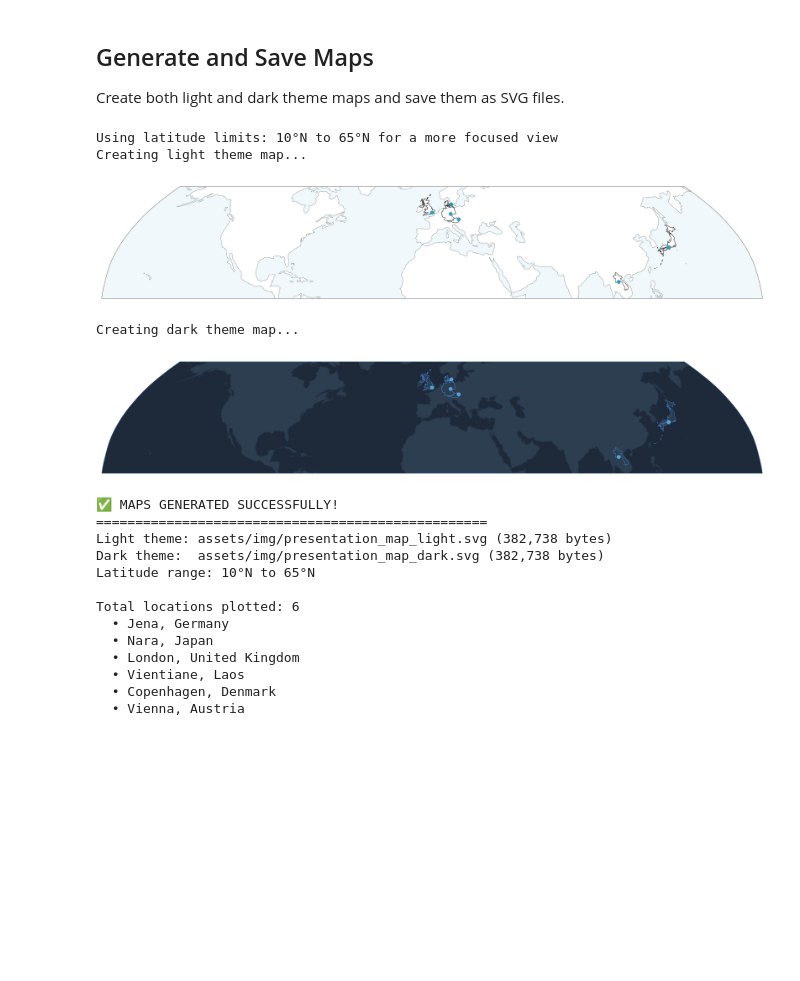
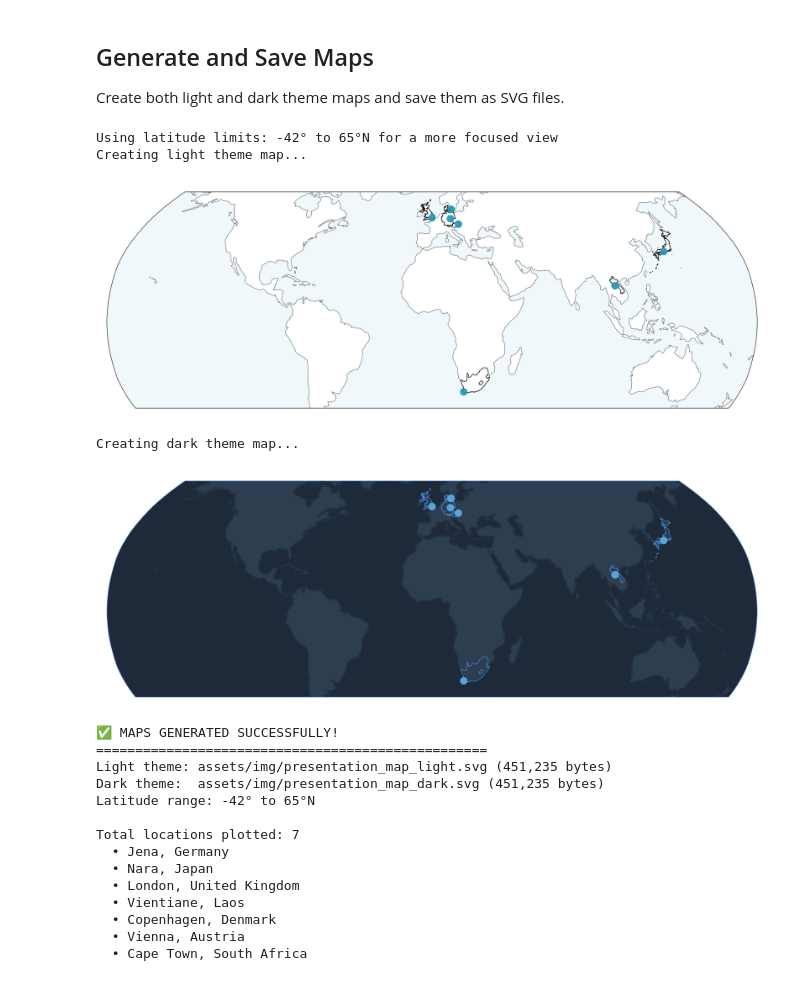
Before and after one commit to lukasschirren/lukasschirren.github.io, a Jupyter notebook: generate_presentation_map.ipynb, the cells around one changed output. Saved outputs shown, nothing was run; the diff lists cells and outputs as text; code cells hidden in the pictures; blank space fills up the shorter version.

```diff
--- a/generate_presentation_map.ipynb
+++ b/generate_presentation_map.ipynb
@@ -34,6 +34,7 @@ LOCATIONS = [
     ("Vientiane", "Laos", 17.9757, 102.6331),
     ("Copenhagen", "Denmark", 55.6761, 12.5683),
     ("Vienna", "Austria", 48.2082, 16.3738),
+    ("Cape Town", "South Africa", -33.9249, 18.4241),
     # Add more locations here as needed:
     # ("Paris", "France", 48.8566, 2.3522),
     # ("New York", "United States", 40.7128, -74.0060),
@@ -47,6 +48,7 @@ COUNTRY_MAPPING = {
     "Laos": "Laos",
     "Denmark": "Denmark",
     "Austria": "Austria",
+    "South Africa": "South Africa",
     # Add more countries here as needed:
     # "France": "France",
     # "United States": "United States of America",  # Note: Natural Earth uses full name
@@ -87,13 +90,14 @@ def create_presentation_map(locations, theme='light', figsize=(16, 2), dpi=300,
     projection = ccrs.Robinson()
     ax = fig.add_subplot(1, 1, 1, projection=projection)
 
-    # Set map extent - global or limited by latitude
+    # Always use set_global() to preserve Robinson projection's curved edges,
+    # then constrain latitude by adjusting y-limits in projected coordinates
+    ax.set_global()
     if lat_limits:
         min_lat, max_lat = lat_limits
-        # Add some padding to longitude to show full world width
-        ax.set_extent([-180, 180, min_lat, max_lat], crs=ccrs.PlateCarree())
-    else:
-        ax.set_global()
+        y_min = projection.transform_point(0, min_lat, ccrs.PlateCarree())[1]
+        y_max = projection.transform_point(0, max_lat, ccrs.PlateCarree())[1]
+        ax.set_ylim(y_min, y_max)
 
     # Theme colors
     if theme == 'dark':
@@ -165,11 +169,11 @@ import os
 os.makedirs('assets/img', exist_ok=True)
 
 # Calculate appropriate latitude limits based on your locations
-# Your locations span from Vientiane (18°N) to London/Jena (51°N)
+# Locations span from Cape Town (-34°S) to Copenhagen/London (~56°N)
 # Adding some padding for better visualization
-lat_limits = (10, 65)  # Focus on the northern hemisphere where your presentations are
+lat_limits = (-42, 65)  # Extended south to include Cape Town (South Africa)
 
-print(f"Using latitude limits: {lat_limits[0]}°N to {lat_limits[1]}°N for a more focused view")
+print(f"Using latitude limits: {lat_limits[0]}° to {lat_limits[1]}°N for a more focused view")
 
 # Generate light theme map
 print("Creating light theme map...")
@@ -191,48 +195,49 @@ plt.close()
 # Generate dark theme map
 print("Creating dark theme map...")
 fig_dark, ax_dark = create_presentation_map(LOCATIONS, theme='dark', lat_limits=lat_limits)
 plt.tight_layout(pad=0)
 plt.subplots_adjust(left=0, right=1, top=1, bottom=0)
 
 # Save dark theme
 dark_path = 'assets/img/presentation_map_dark.svg'
 plt.savefig(dark_path,
             format='svg',
             bbox_inches='tight',
             pad_inches=0.1,
             transparent=True,
             facecolor='none')
 plt.show()
 plt.close()
 
 # Check file sizes
 light_size = os.path.getsize(light_path) if os.path.exists(light_path) else 0
 dark_size = os.path.getsize(dark_path) if os.path.exists(dark_path) else 0
 
 print("\n✅ MAPS GENERATED SUCCESSFULLY!")
 print("="*50)
 print(f"Light theme: {light_path} ({light_size:,} bytes)")
 print(f"Dark theme:  {dark_path} ({dark_size:,} bytes)")
-print(f"Latitude range: {lat_limits[0]}°N to {lat_limits[1]}°N")
+print(f"Latitude range: {lat_limits[0]}° to {lat_limits[1]}°N")
 print(f"\nTotal locations plotted: {len(LOCATIONS)}")
 for city, country, lat, lon in LOCATIONS:
     print(f"  • {city}, {country}")
 # %% [output]
-Using latitude limits: 10°N to 65°N for a more focused view
+Using latitude limits: -42° to 65°N for a more focused view
 Creating light theme map...
-[figure, old version]
+[figure, new version]
 Creating dark theme map...
-[figure, old version]
+[figure, new version]
 ✅ MAPS GENERATED SUCCESSFULLY!
 ==================================================
-Light theme: assets/img/presentation_map_light.svg (382,738 bytes)
-Dark theme:  assets/img/presentation_map_dark.svg (382,738 bytes)
-Latitude range: 10°N to 65°N
+Light theme: assets/img/presentation_map_light.svg (451,235 bytes)
+Dark theme:  assets/img/presentation_map_dark.svg (451,235 bytes)
+Latitude range: -42° to 65°N
 
-Total locations plotted: 6
+Total locations plotted: 7
   • Jena, Germany
   • Nara, Japan
   • London, United Kingdom
   • Vientiane, Laos
   • Copenhagen, Denmark
   • Vienna, Austria
+  • Cape Town, South Africa
```
Also changed, not shown: parts of 1 cell of this notebook, 3 other files.
